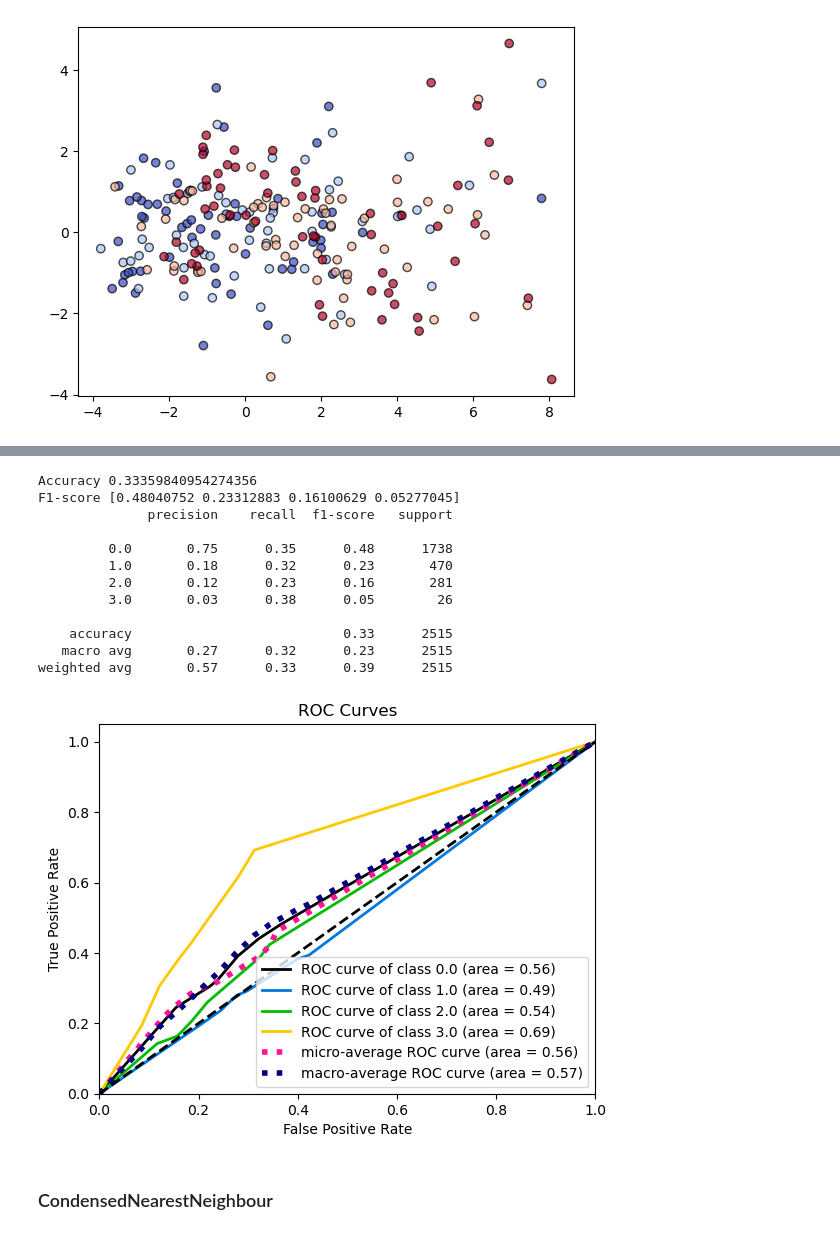
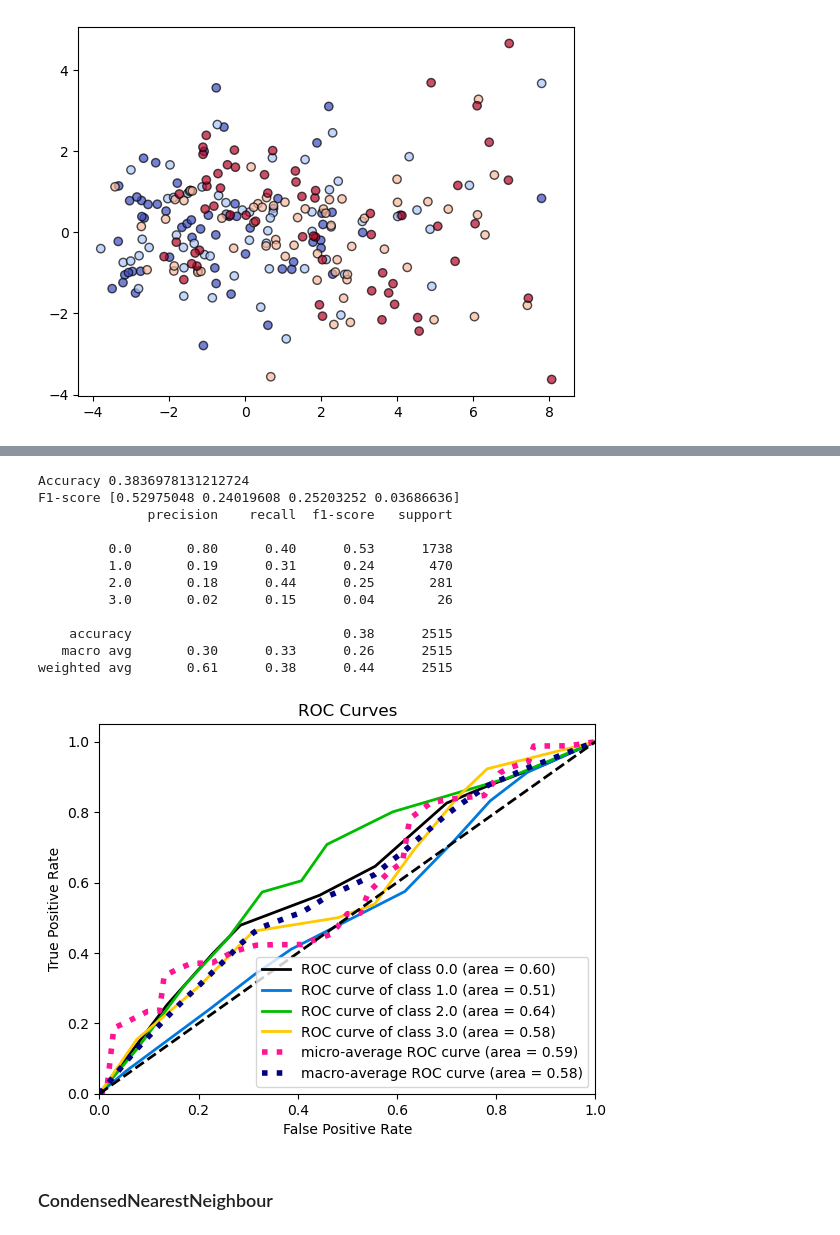
Before and after one commit to alicecalderini/DATAMINING_2-Project, a Jupyter notebook: 6. IMBALANCE LEARNING/1.IMBALANCE.ipynb, the cells around one changed output, grey strips where cells are left out. Saved outputs shown, nothing was run; the diff lists cells and outputs as text; code cells hidden in the pictures.

```diff
--- a/6. IMBALANCE LEARNING/1.IMBALANCE.ipynb
+++ b/6. IMBALANCE LEARNING/1.IMBALANCE.ipynb
@@ -495,3 +495,8 @@ X_pca = pca.transform(X_res)
 plot_pca(X_pca, y_res)
 # %% [output]
 [figure]
+# %%
+y_pred, y_score, info = train_decision_tree(X_res, y_res, X_test)
+
+print(info['best_params'])
+print(info['best_cv_score'])
@@ -498,32 +517,26 @@ plot_pca(X_pca, y_res)
 # %%
-# fit
-clf = DecisionTreeClassifier(min_samples_leaf=3, random_state=42)
-clf.fit(X_res, y_res)
-
 # predict
-y_pred = clf.predict(X_test)
 print('Accuracy %s' % accuracy_score(y_test, y_pred))
 print('F1-score %s' % f1_score(y_test, y_pred, average=None))
 print(classification_report(y_test, y_pred))
 
 # roc
-y_score = clf.predict_proba(X_test)
 plot_roc(y_test, y_score)
 plt.show()
 # %% [output]
-Accuracy 0.33359840954274356
-F1-score [0.48040752 0.23312883 0.16100629 0.05277045]
+Accuracy 0.3836978131212724
+F1-score [0.52975048 0.24019608 0.25203252 0.03686636]
               precision    recall  f1-score   support
 
-         0.0       0.75      0.35      0.48      1738
-         1.0       0.18      0.32      0.23       470
-         2.0       0.12      0.23      0.16       281
-         3.0       0.03      0.38      0.05        26
+         0.0       0.80      0.40      0.53      1738
+         1.0       0.19      0.31      0.24       470
+         2.0       0.18      0.44      0.25       281
+         3.0       0.02      0.15      0.04        26
 
-    accuracy                           0.33      2515
-   macro avg       0.27      0.32      0.23      2515
-weighted avg       0.57      0.33      0.39      2515
+    accuracy                           0.38      2515
+   macro avg       0.30      0.33      0.26      2515
+weighted avg       0.61      0.38      0.44      2515
-[figure, old version]
+[figure, new version]
 # %% [markdown]
 ### CondensedNearestNeighbour
 # %%
```
Also changed, not shown: parts of 11 cells of this notebook.
